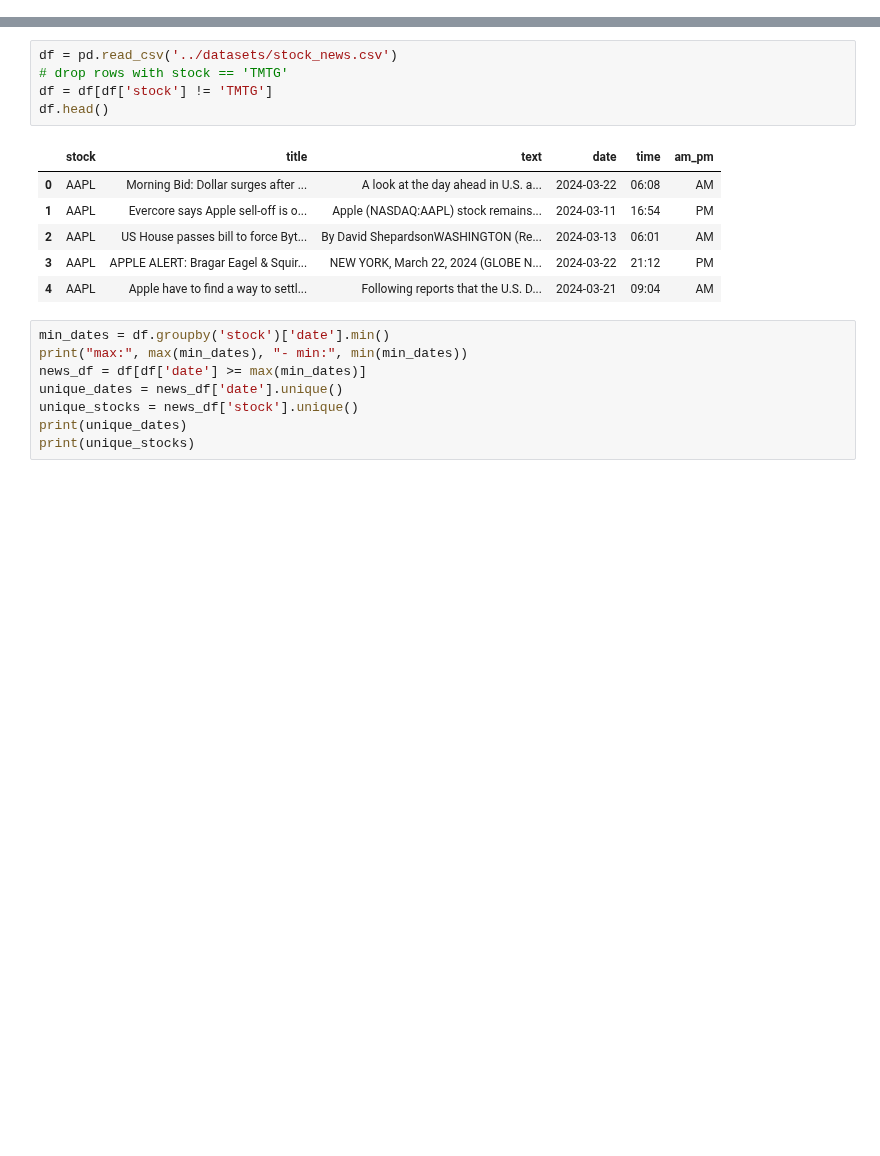
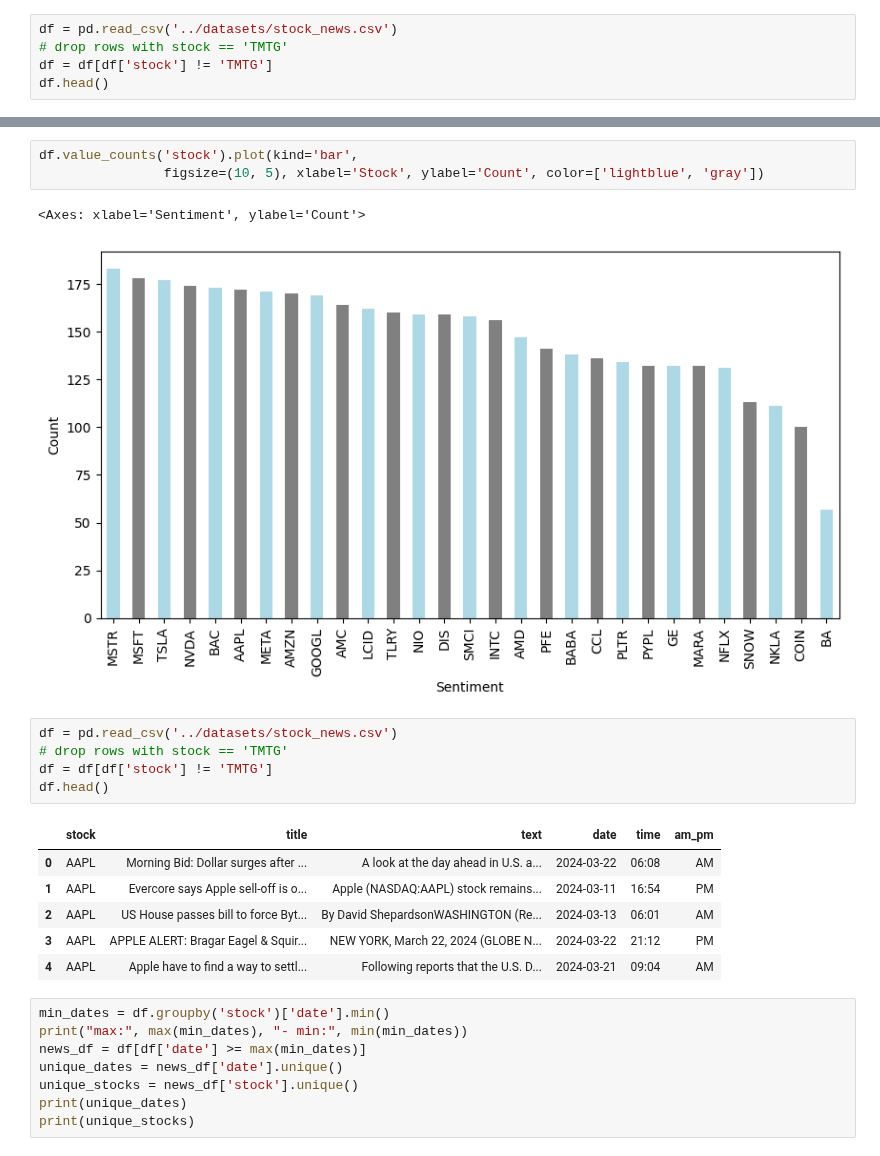
Before and after one commit to sinaziaee/stock_prediction, a Jupyter notebook: data_collection/formatter.ipynb, the cells around one changed output, grey strips where cells are left out. Saved outputs shown, nothing was run; the diff lists cells and outputs as text; blank space fills up the shorter version.

```diff
--- a/data_collection/formatter.ipynb
+++ b/data_collection/formatter.ipynb
@@ -7,3 +7,8 @@ import torch
 
 import pandas as pd
 import numpy as np
+# %%
+df = pd.read_csv('../datasets/stock_news.csv')
+# drop rows with stock == 'TMTG'
+df = df[df['stock'] != 'TMTG']
+df.head()
@@ -10,3 +22,9 @@ import numpy as np
+# %%
+df.value_counts('stock').plot(kind='bar',
+                figsize=(10, 5), xlabel='Stock', ylabel='Count', color=['lightblue', 'gray'])
+# %% [output]
+<Axes: xlabel='Sentiment', ylabel='Count'>
+[figure, added]
 # %%
 df = pd.read_csv('../datasets/stock_news.csv')
 # drop rows with stock == 'TMTG'
```
Also changed, not shown: parts of 2 cells of this notebook, 20 other files.
